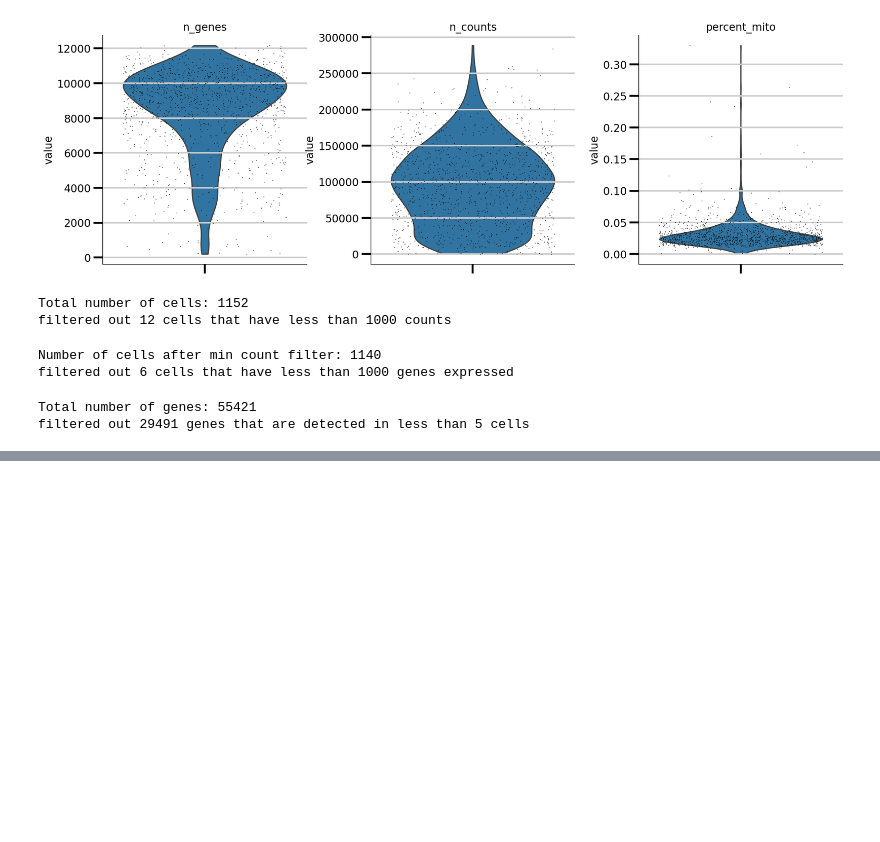
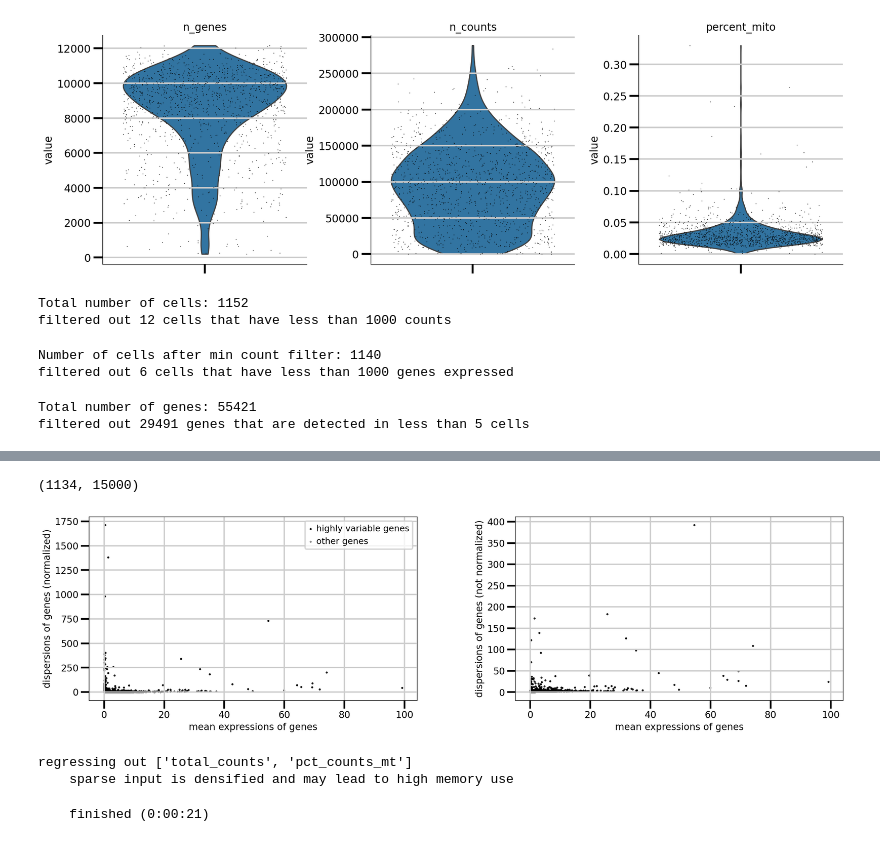
Before and after one commit to melisamc89/single_cell_sequencing, a Jupyter notebook: campari_scs_II_data_agregation.ipynb, the cells around one changed output, grey strips where cells are left out. Saved outputs shown, nothing was run; the diff lists cells and outputs as text; code cells hidden in the pictures; blank space fills up the shorter version.

```diff
--- a/campari_scs_II_data_agregation.ipynb
+++ b/campari_scs_II_data_agregation.ipynb
@@ -413 +454,15 @@ print(adata.shape)
+# %%
+adata = adata[:, adata.var.highly_variable]
+print(adata.shape)
+sc.pl.highly_variable_genes(adata)
+# %% [output]
+(1134, 15000)
+[figure, added]
+# %%
+sc.pp.regress_out(adata, ['total_counts', 'pct_counts_mt'])
+sc.pp.scale(adata, max_value=10)
+# %% [output]
+regressing out ['total_counts', 'pct_counts_mt']
+    sparse input is densified and may lead to high memory use
+    finished (0:00:21)
 # %%
```
Also changed, not shown: parts of 8 cells of this notebook, 2 other files.
